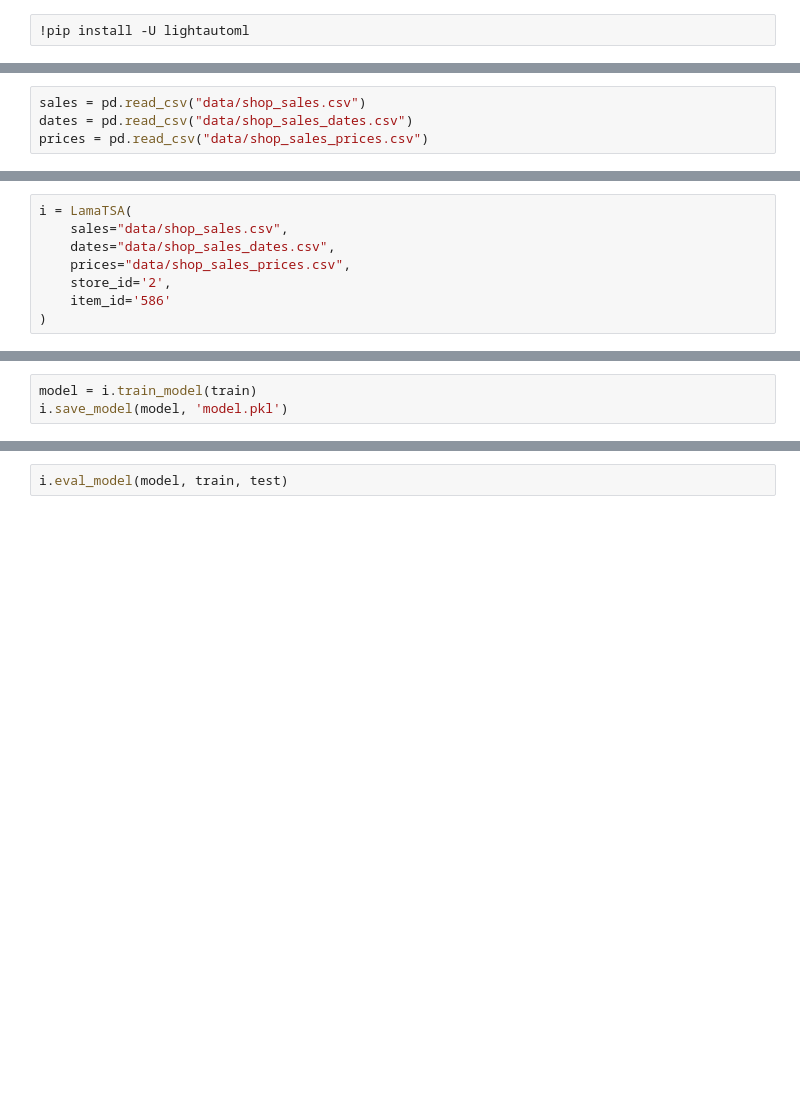
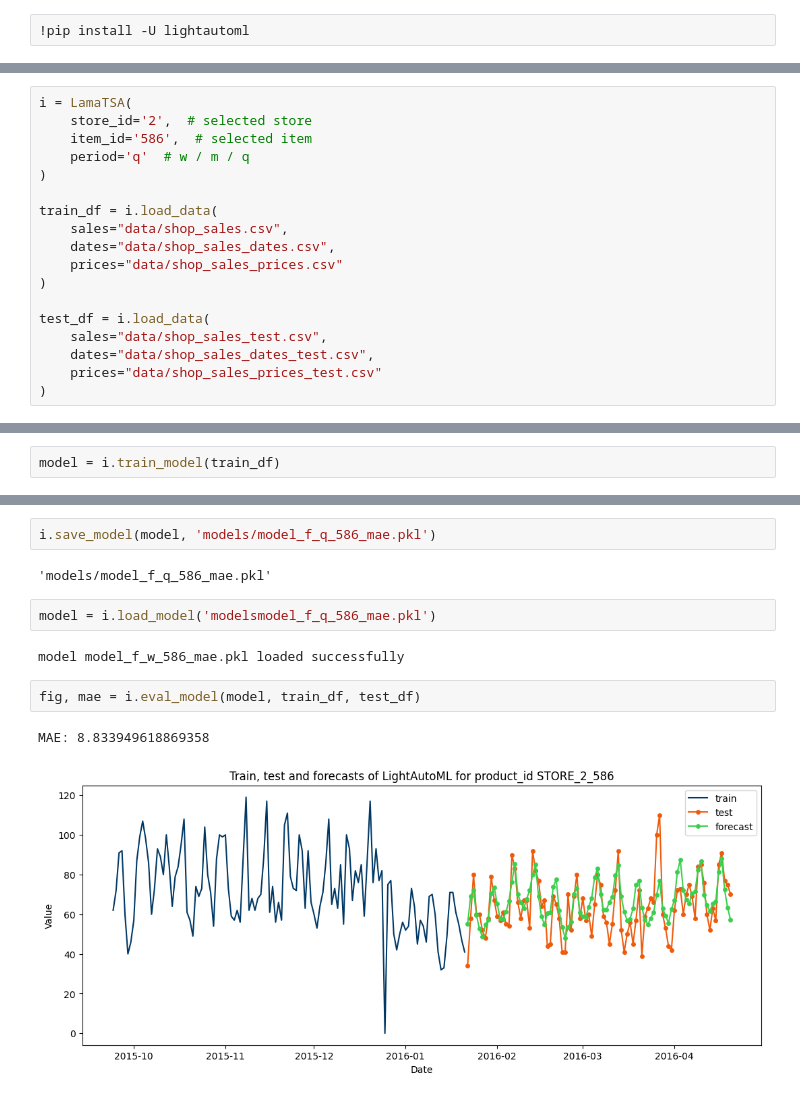
Before and after one commit to TSheyd/AITH-TSA, a Jupyter notebook: lama_tsa.ipynb, the cells around one changed output, grey strips where cells are left out. Saved outputs shown, nothing was run; the diff lists cells and outputs as text; blank space fills up the shorter version.

Commit message:
updated model to accept separate train/test df's

```diff
--- a/lama_tsa.ipynb
+++ b/lama_tsa.ipynb
@@ -29,9 +30,5 @@ from lightautoml.ml_algo.random_forest import RandomForestSklearn
 import warnings
 warnings.filterwarnings("ignore")
-# %%
-sales = pd.read_csv("data/shop_sales.csv")
-dates = pd.read_csv("data/shop_sales_dates.csv")
-prices = pd.read_csv("data/shop_sales_prices.csv")
 # %%
 
 class LamaTSA:
@@ -154,9 +192,19 @@ class LamaTSA:
         return fcst
 # %%
 i = LamaTSA(
+    store_id='2',  # selected store
+    item_id='586',  # selected item
+    period='q'  # w / m / q
+)
+
+train_df = i.load_data(
     sales="data/shop_sales.csv",
     dates="data/shop_sales_dates.csv",
-    prices="data/shop_sales_prices.csv",
-    store_id='2',
-    item_id='586'
+    prices="data/shop_sales_prices.csv"
 )
+
+test_df = i.load_data(
+    sales="data/shop_sales_test.csv",
+    dates="data/shop_sales_dates_test.csv",
+    prices="data/shop_sales_prices_test.csv"
+)
@@ -165,3 +218,2 @@ train, test = i.split_train_test()
 # %%
-model = i.train_model(train)
-i.save_model(model, 'model.pkl')
+model = i.train_model(train_df)
@@ -168,2 +238,13 @@ i.save_model(model, 'model.pkl')
+# %%
+i.save_model(model, 'models/model_f_q_586_mae.pkl')
+# %% [output]
+'models/model_f_q_586_mae.pkl'
+# %%
+model = i.load_model('modelsmodel_f_q_586_mae.pkl')
+# %% [output]
+model model_f_w_586_mae.pkl loaded successfully
 # %%
-i.eval_model(model, train, test)
+fig, mae = i.eval_model(model, train_df, test_df)
+# %% [output]
+MAE: 8.833949618869358
+[figure, added]
```
Also changed, not shown: parts of 5 cells of this notebook.
